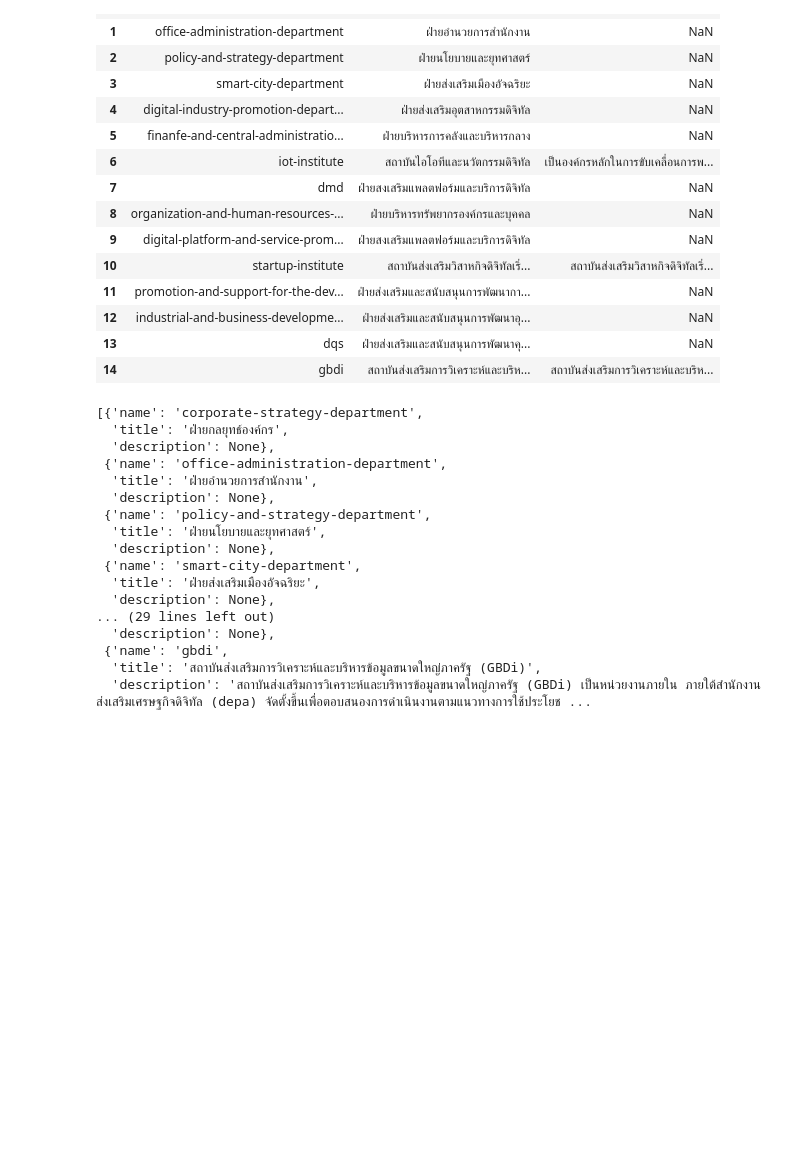
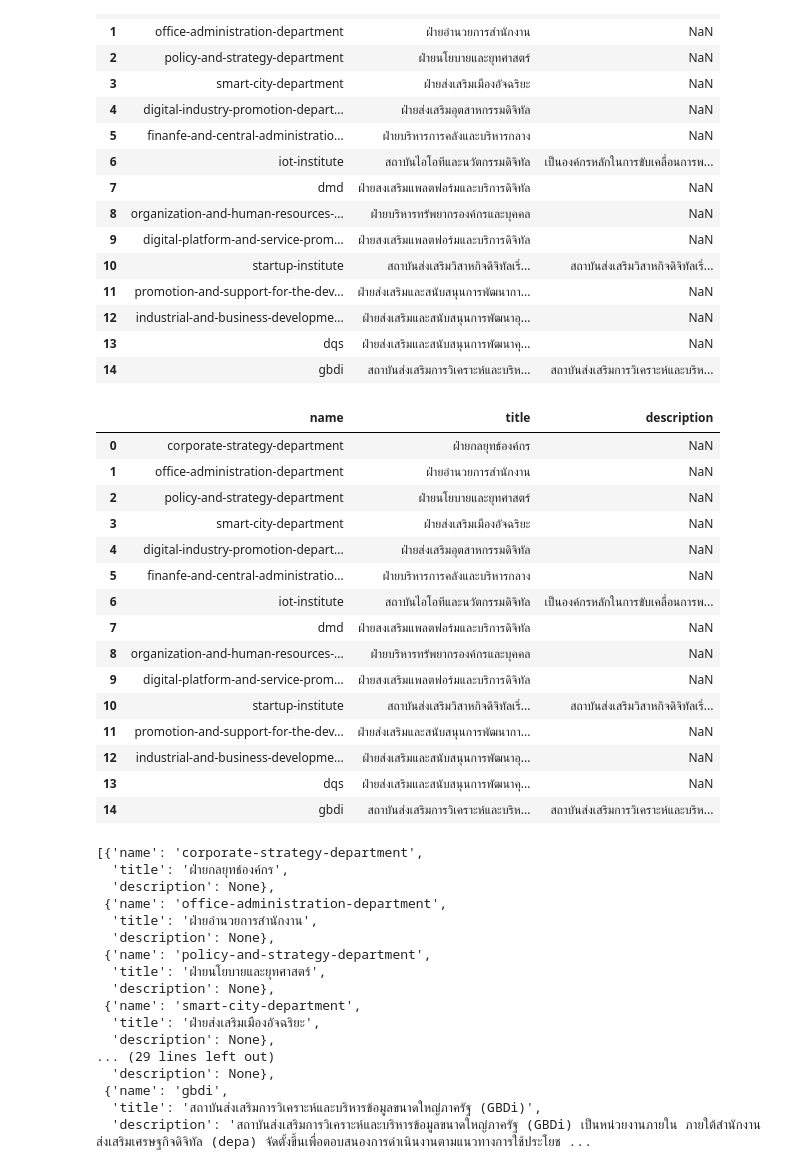
Before and after one commit to mill-ornrakorn/Intermediate-Data-Engineering-by-BDi, a Jupyter notebook: 4. Data Catalog/Workshop/Workshop 2/CKAN API/CKAN_API_Workshop.ipynb, the cells around one changed output. Cells and saved outputs as stored; diff of their text form; code cells hidden in the pictures; blank space fills up the shorter version.

```diff
--- a/4. Data Catalog/Workshop/Workshop 2/CKAN API/CKAN_API_Workshop.ipynb
+++ b/4. Data Catalog/Workshop/Workshop 2/CKAN API/CKAN_API_Workshop.ipynb
@@ -118,4 +127,23 @@ df_org_master = df_org.copy()
 df_org_master.rename(columns = {"org_id":"name", "org_name": "title"},inplace = True)
+# %%
+df_org_master
+# %% [output]
+|  | name | title | description |
+| 0 | corporate-strategy-department | ฝ่ายกลยุทธ์องค์กร | NaN |
+| 1 | office-administration-department | ฝ่ายอำนวยการสำนักงาน | NaN |
+| 2 | policy-and-strategy-department | ฝ่ายนโยบายและยุทศาสตร์ | NaN |
+| 3 | smart-city-department | ฝ่ายส่งเสริมเมืองอัจฉริยะ | NaN |
+| 4 | digital-industry-promotion-depart... | ฝ่ายส่งเสริมอุตสาหกรรมดิจิทัล | NaN |
+| 5 | finanfe-and-central-administratio... | ฝ่ายบริหารการคลังและบริหารกลาง | NaN |
+| 6 | iot-institute | สถาบันไอโอทีและนวัตกรรมดิจิทัล | เป็นองค์กรหลักในการขับเคลื่อนการพ... |
+| 7 | dmd | ฝ่ายสงเสริมแพลตฟอร์มและบริการดิจิทัล | NaN |
+| 8 | organization-and-human-resources-... | ฝ่ายบริหารทรัพยากรองค์กรและบุคคล | NaN |
+| 9 | digital-platform-and-service-prom... | ฝ่ายสงเสริมแพลตฟอร์มและบริการดิจิทัล | NaN |
+| 10 | startup-institute | สถาบันส่งเสริมวิสาหกิจดิจิทัลเริ่... | สถาบันส่งเสริมวิสาหกิจดิจิทัลเริ่... |
+| 11 | promotion-and-support-for-the-dev... | ฝ่ายส่งเสริมและสนับสนุนการพัฒนากา... | NaN |
+| 12 | industrial-and-business-developme... | ฝ่ายส่งเสริมและสนับสนุนการพัฒนาอุ... | NaN |
+| 13 | dqs | ฝ่ายส่งเสริมและสนับสนุนการพัฒนาคุ... | NaN |
+| 14 | gbdi | สถาบันส่งเสริมการวิเคราะห์และบริห... | สถาบันส่งเสริมการวิเคราะห์และบริห... |
 # %%
 df_org_master.to_json('org_master.json', force_ascii=False, orient='records')
 # %%
```
Also changed, not shown: parts of 14 cells of this notebook, 26 other files.
